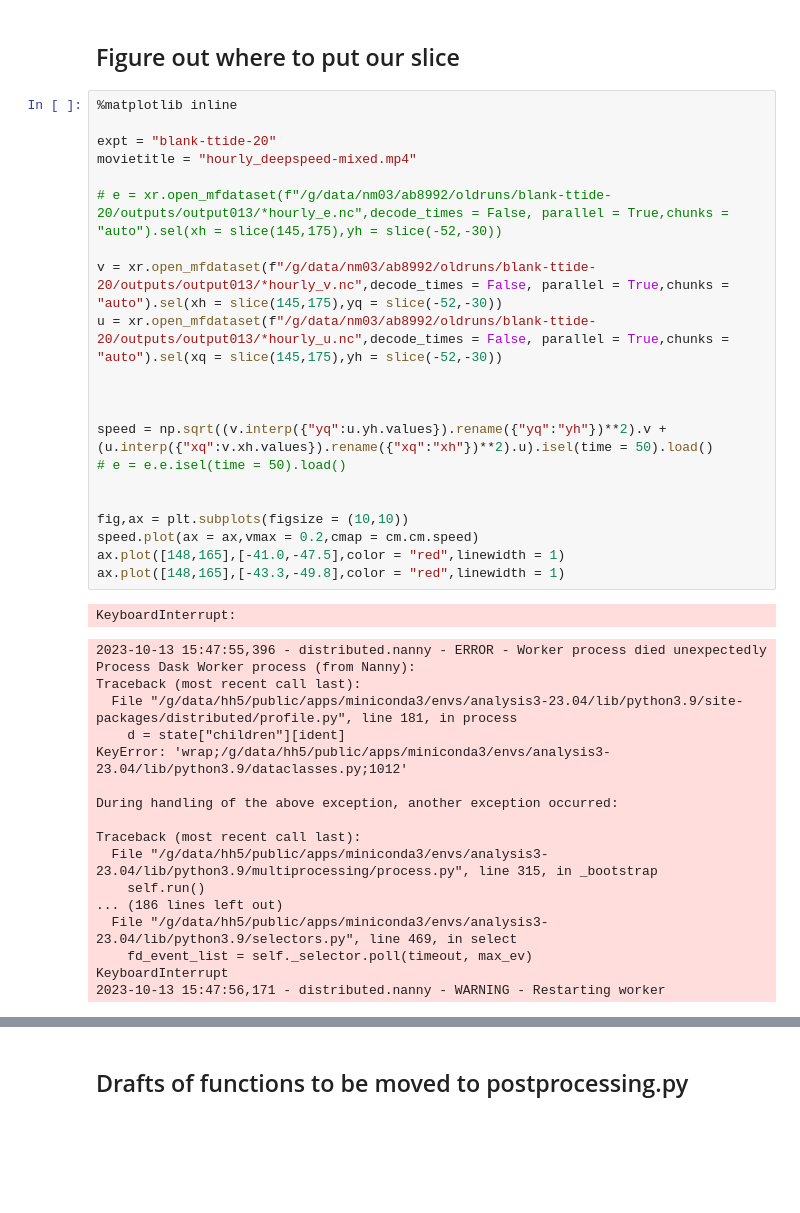
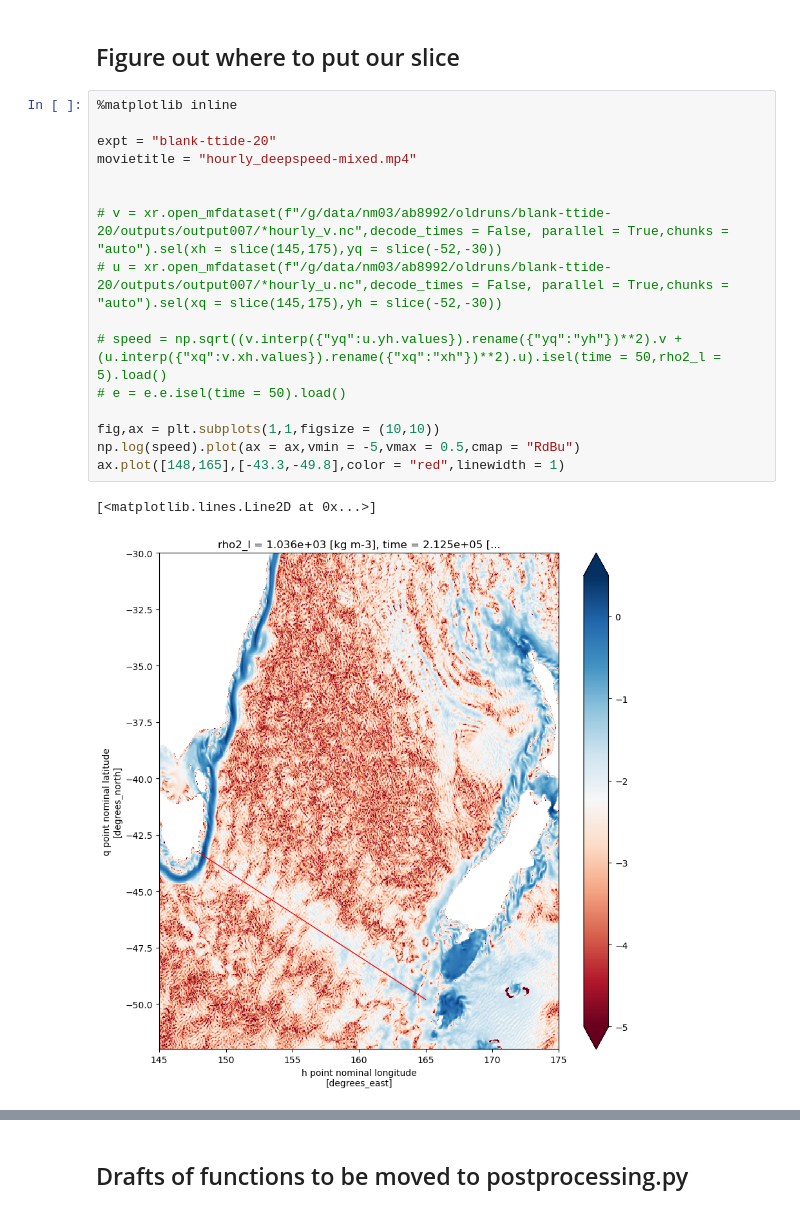
Before and after one commit to ashjbarnes/tasman-tides, a Jupyter notebook: notebooks/analysis/draft-functions.ipynb, the cells around one changed output, grey strips where cells are left out. Cells and saved outputs as stored; diff of their text form; blank space fills up the shorter version.

```diff
--- a/notebooks/analysis/draft-functions.ipynb
+++ b/notebooks/analysis/draft-functions.ipynb
@@ -17,40 +19,19 @@ import matplotlib.pyplot as plt
 # %%
 %matplotlib inline
 
 expt = "blank-ttide-20"
 movietitle = "hourly_deepspeed-mixed.mp4"
 
-# e = xr.open_mfdataset(f"/g/data/nm03/ab8992/oldruns/blank-ttide-20/outputs/output013/*hourly_e.nc",decode_times = False, parallel = True,chunks = "auto").sel(xh = slice(145,175),yh = slice(-52,-30))
 
-v = xr.open_mfdataset(f"/g/data/nm03/ab8992/oldruns/blank-ttide-20/outputs/output013/*hourly_v.nc",decode_times = False, parallel = True,chunks = "auto").sel(xh = slice(145,175),yq = slice(-52,-30))
-u = xr.open_mfdataset(f"/g/data/nm03/ab8992/oldruns/blank-ttide-20/outputs/output013/*hourly_u.nc",decode_times = False, parallel = True,chunks = "auto").sel(xq = slice(145,175),yh = slice(-52,-30))
+# v = xr.open_mfdataset(f"/g/data/nm03/ab8992/oldruns/blank-ttide-20/outputs/output007/*hourly_v.nc",decode_times = False, parallel = True,chunks = "auto").sel(xh = slice(145,175),yq = slice(-52,-30))
+# u = xr.open_mfdataset(f"/g/data/nm03/ab8992/oldruns/blank-ttide-20/outputs/output007/*hourly_u.nc",decode_times = False, parallel = True,chunks = "auto").sel(xq = slice(145,175),yh = slice(-52,-30))
 
-
-
-speed = np.sqrt((v.interp({"yq":u.yh.values}).rename({"yq":"yh"})**2).v + (u.interp({"xq":v.xh.values}).rename({"xq":"xh"})**2).u).isel(time = 50).load()
+# speed = np.sqrt((v.interp({"yq":u.yh.values}).rename({"yq":"yh"})**2).v + (u.interp({"xq":v.xh.values}).rename({"xq":"xh"})**2).u).isel(time = 50,rho2_l = 5).load()
 # e = e.e.isel(time = 50).load()
 
-
-fig,ax = plt.subplots(figsize = (10,10))
-speed.plot(ax = ax,vmax = 0.2,cmap = cm.cm.speed)
-ax.plot([148,165],[-41.0,-47.5],color = "red",linewidth = 1)
+fig,ax = plt.subplots(1,1,figsize = (10,10))
+np.log(speed).plot(ax = ax,vmin = -5,vmax = 0.5,cmap = "RdBu")
 ax.plot([148,165],[-43.3,-49.8],color = "red",linewidth = 1)
 # %% [output]
-KeyboardInterrupt:
+[<matplotlib.lines.Line2D at 0x...>]
-2023-10-13 15:47:55,396 - distributed.nanny - ERROR - Worker process died unexpectedly
-Process Dask Worker process (from Nanny):
-Traceback (most recent call last):
-  File "/g/data/hh5/public/apps/miniconda3/envs/analysis3-23.04/lib/python3.9/site-packages/distributed/profile.py", line 181, in process
-    d = state["children"][ident]
-KeyError: 'wrap;/g/data/hh5/public/apps/miniconda3/envs/analysis3-23.04/lib/python3.9/dataclasses.py;1012'
-
-During handling of the above exception, another exception occurred:
-
-Traceback (most recent call last):
-  File "/g/data/hh5/public/apps/miniconda3/envs/analysis3-23.04/lib/python3.9/multiprocessing/process.py", line 315, in _bootstrap
-    self.run()
-... (186 lines left out)
-  File "/g/data/hh5/public/apps/miniconda3/envs/analysis3-23.04/lib/python3.9/selectors.py", line 469, in select
-    fd_event_list = self._selector.poll(timeout, max_ev)
-KeyboardInterrupt
-2023-10-13 15:47:56,171 - distributed.nanny - WARNING - Restarting worker
+[figure, added]
```
Also changed, not shown: parts of 23 cells of this notebook, 1 other file.
